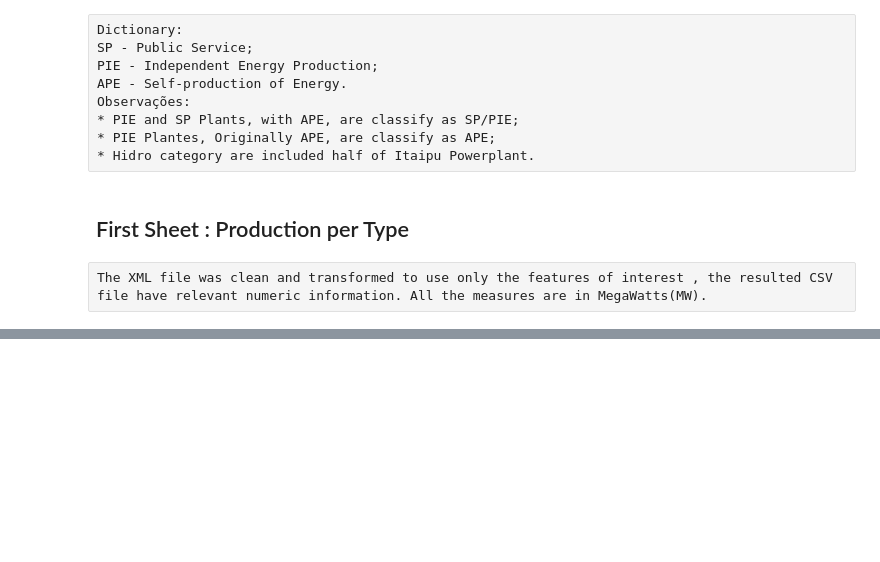
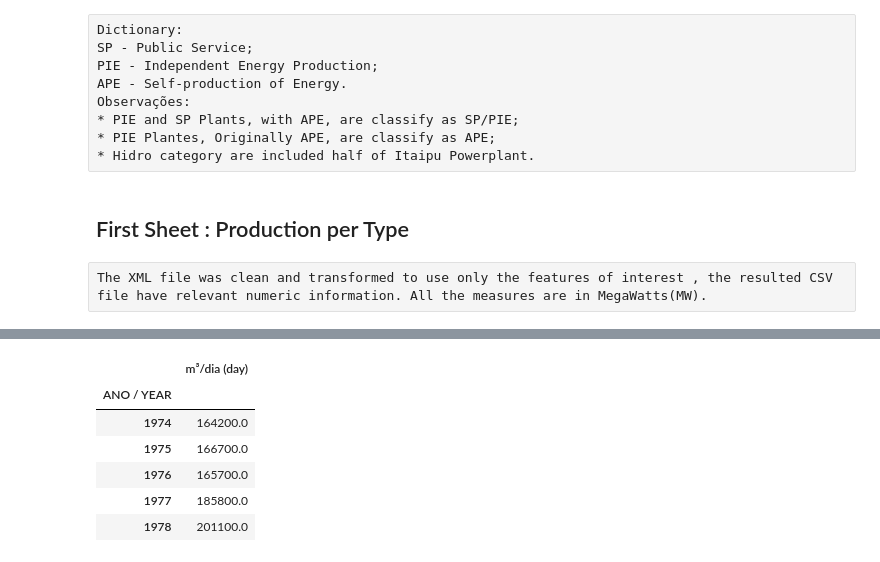
Before and after one commit to IsraelFPM/Brazilian-Energy-EDA, a Jupyter notebook: BrazilEnergy-EDA.ipynb, the cells around one changed output, grey strips where cells are left out. Cells and saved outputs as stored; diff of their text form; code cells hidden in the pictures; blank space fills up the shorter version.

```diff
--- a/BrazilEnergy-EDA.ipynb
+++ b/BrazilEnergy-EDA.ipynb
@@ -151,3 +151,19 @@ plt.show()
 # %% [output]
 [figure]
 [interactive output not drawn]
+# %%
+df_oil_refining = pd.read_excel(
+    "Anexo I - Capacidade instalada.xls",
+    sheet_name="Tabela I.3",
+    header=3,
+    index_col="ANO / YEAR",
+)
+df_oil_refining.head()
+# %% [output]
+|  | m³/dia (day) |
+| ANO / YEAR |  |
+| 1974 | 164200.0 |
+| 1975 | 166700.0 |
+| 1976 | 165700.0 |
+| 1977 | 185800.0 |
+| 1978 | 201100.0 |
```
Also changed, not shown: parts of 2 cells of this notebook.
